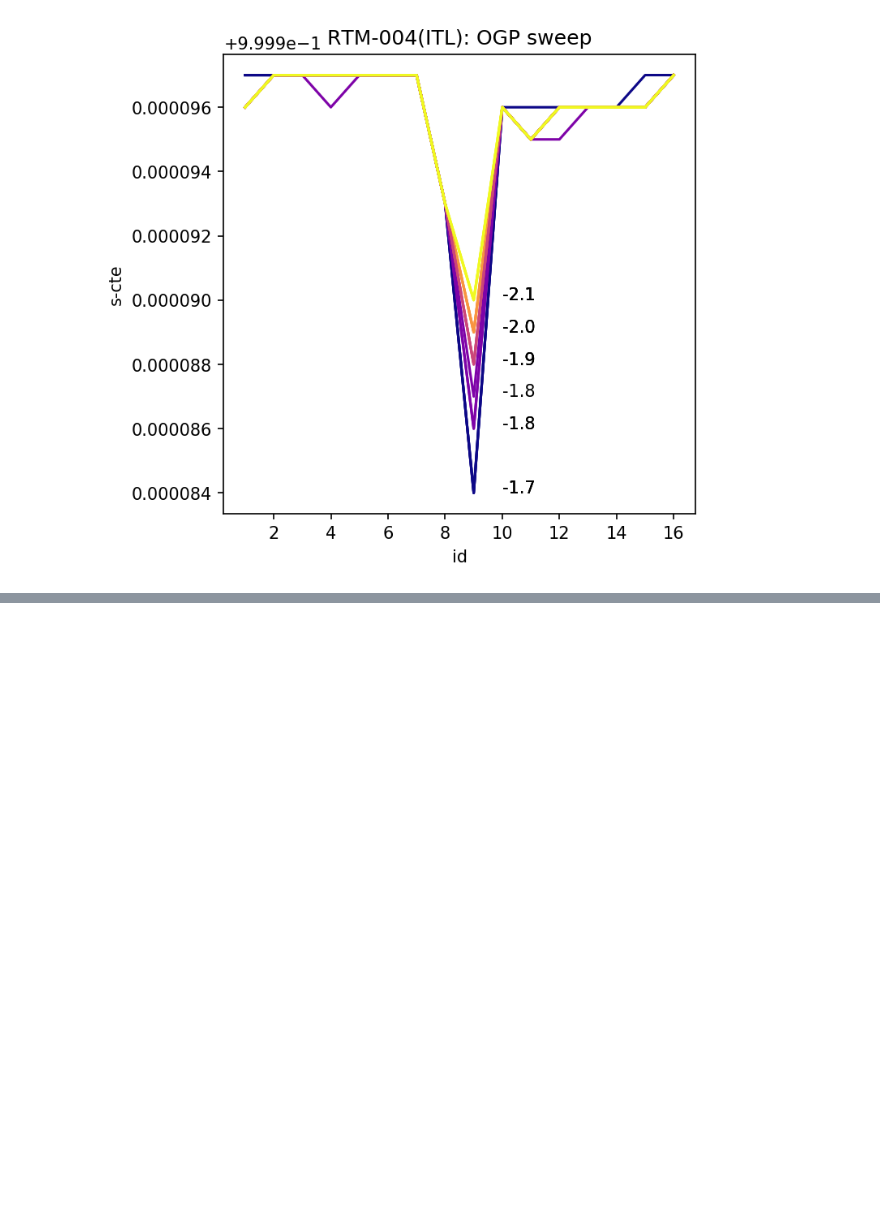
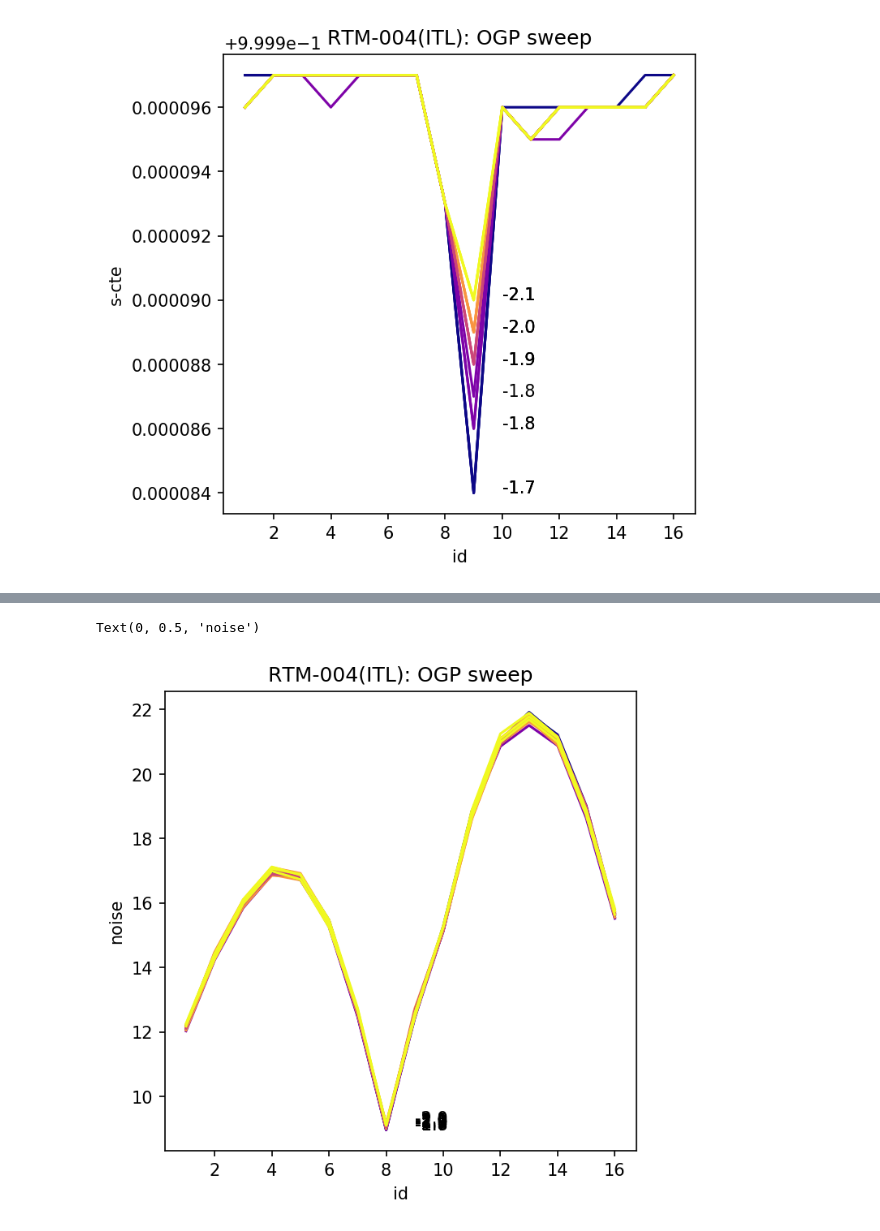
Before and after one commit to youtsumi/Summer2020, a Jupyter notebook: loopimstat.ipynb, the cells around one changed output, grey strips where cells are left out. Saved outputs shown, nothing was run; the diff lists cells and outputs as text; code cells hidden in the pictures; blank space fills up the shorter version.

Commit message:
add the case for Low flux flat

```diff
--- a/loopimstat.ipynb
+++ b/loopimstat.ipynb
@@ -45,3 +81,21 @@ Text(0, 0.5, 's-cte')
+# %%
+files = glob.glob("/gpfs/slac/lsst/fs3/g/data/R_and_D/ts8/20200629/ogP3/n*/sflat_flat_500_L*/*_R22_S00.fits")
+
+results = {}
+for afile in files:
+    fh = fits.open(afile)
+    ogp = fh["REB_COND"].header["OGP"]
+    astat = check_output("/gpfs/slac/lsst/fs2/u1/devel/marshall/mutils/bin/imstat.py --quick {}".format(afile),shell=True)
+    table = ascii.read(str(astat).split("\\n")[2:])
+    results.update(
+        {
+            afile: {
+            "ogp"    : ogp,
+            "header" : fh["REB_COND"].header,
+            "stat"   : table
+            }
+        }
+    )
 # %%
 pylab.subplots(1,1,figsize=(5,5),dpi=150)
 for afile in results:
@@ -57,0 +115,16 @@ pylab.ylabel("s-cte")
+# %%
+pylab.subplots(1,1,figsize=(5,5),dpi=150)
+for afile in results:
+    aresult = results[afile]
+    x=aresult["stat"]["id"]
+    y=aresult["stat"]["noise"]
+    ogp = aresult["ogp"]
+    pylab.plot(x,y,label=ogp,color=mpl.cm.plasma(-(ogp+1.7)/0.4))
+    mnid = numpy.argmin(y)
+    pylab.annotate(ogp,(x[mnid]+1,y[mnid]))
+pylab.title("RTM-004(ITL): OGP sweep")
+pylab.xlabel("id")
+pylab.ylabel("noise")
+# %% [output]
+Text(0, 0.5, 'noise')
+[figure, added]
```
Also changed, not shown: parts of 4 cells of this notebook.
